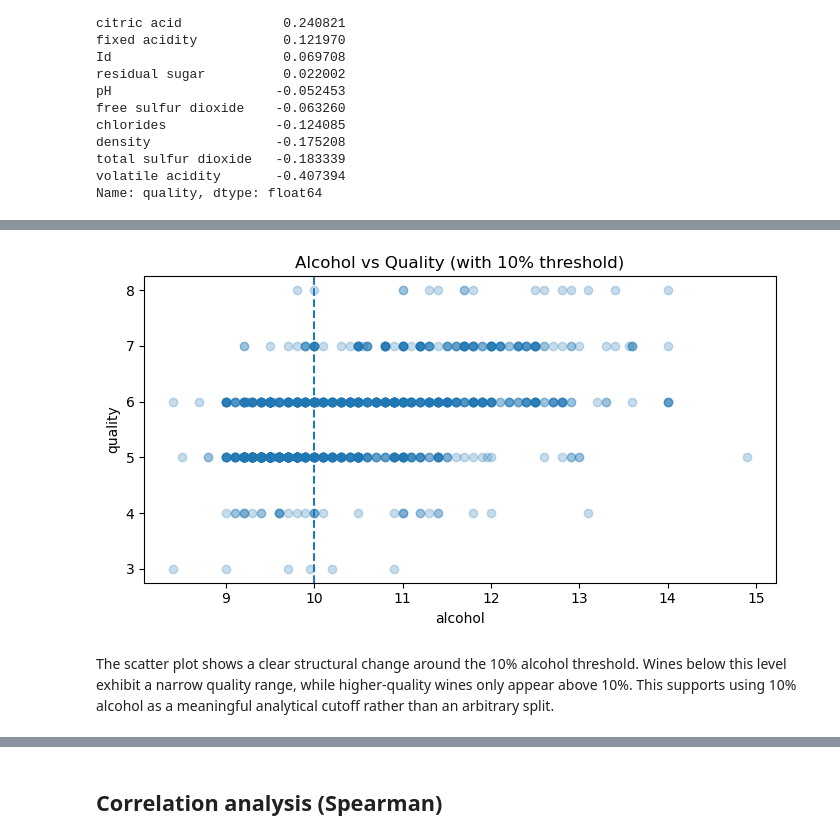
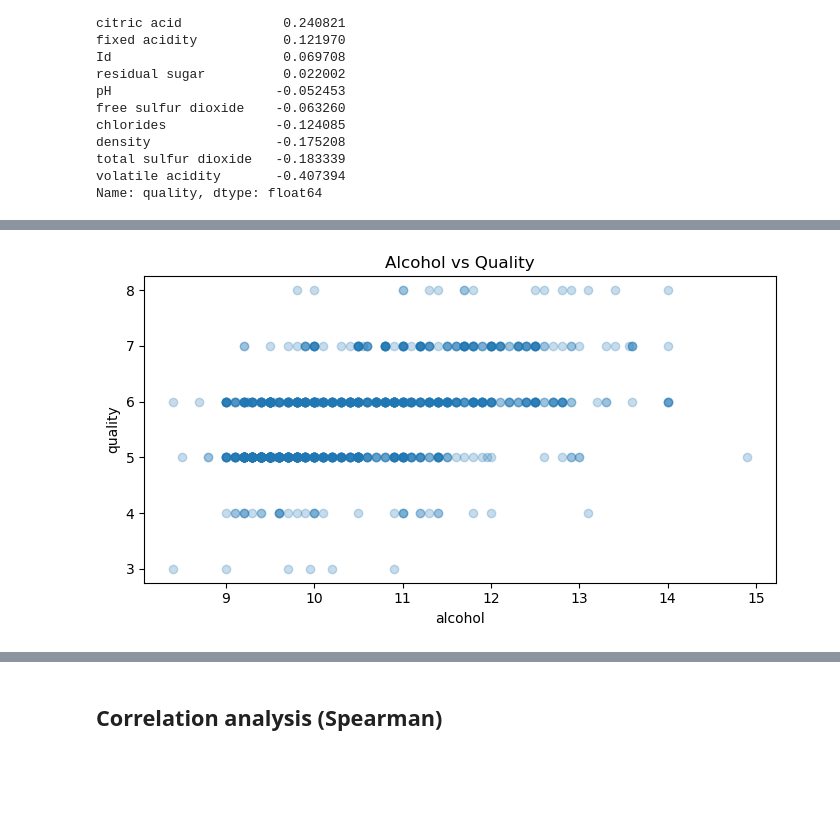
Before and after one commit to Martukigl/wine-analysis-project, a Jupyter notebook: notebooks/01_wine_quality_EDA.ipynb, the cells around one changed output, grey strips where cells are left out. Cells and saved outputs as stored; diff of their text form; code cells hidden in the pictures; blank space fills up the shorter version.

```diff
--- a/notebooks/01_wine_quality_EDA.ipynb
+++ b/notebooks/01_wine_quality_EDA.ipynb
@@ -106,14 +105,3 @@ density                -0.175208
 total sulfur dioxide   -0.183339
 volatile acidity       -0.407394
 Name: quality, dtype: float64
-# %%
-# Segmentation variables (defined once for reproducibility)
-wine_quality["low_alcohol"] = wine_quality["alcohol"] < 10
-wine_quality["alcohol_segment"] = np.where(wine_quality["low_alcohol"], "< 10%", ">= 10%")
-
-wine_quality["alcohol_segment_3"] = pd.cut(
-    wine_quality["alcohol"],
-    bins=[0, 10, 12, float("inf")],
-    labels=["<10%", "10–12%", ">12%"],
-    right=False
-)
@@ -126,7 +107,0 @@ The objective is to understand whether low-alcohol wines represent a structurall
-# %%
-
-# Ensure low_alcohol exists
-if "low_alcohol" not in wine_quality.columns:
-    wine_quality["low_alcohol"] = wine_quality["alcohol"] < 10
-
-wine_quality["alcohol_segment"] = np.where(wine_quality["low_alcohol"], "< 10%", ">= 10%")
@@ -217,13 +108,11 @@ hist_by_segment(wine_quality, "volatile acidity", bins=25)
 # %%
 plt.figure(figsize=(7,4))
 plt.scatter(wine_quality["alcohol"], wine_quality["quality"], alpha=0.25)
-plt.axvline(10, linestyle="--")
-plt.title("Alcohol vs Quality (with 10% threshold)")
+#plt.axvline(12.5, linestyle="--")
+plt.title("Alcohol vs Quality")
 plt.xlabel("alcohol")
 plt.ylabel("quality")
 plt.tight_layout()
 plt.show()
 # %% [output]
-[figure, old version]
+[figure, new version]
-# %% [markdown]
-The scatter plot shows a clear structural change around the 10% alcohol threshold. Wines below this level exhibit a narrow quality range, while higher-quality wines only appear above 10%. This supports using 10% alcohol as a meaningful analytical cutoff rather than an arbitrary split.
```
Also changed, not shown: parts of 32 cells of this notebook.
